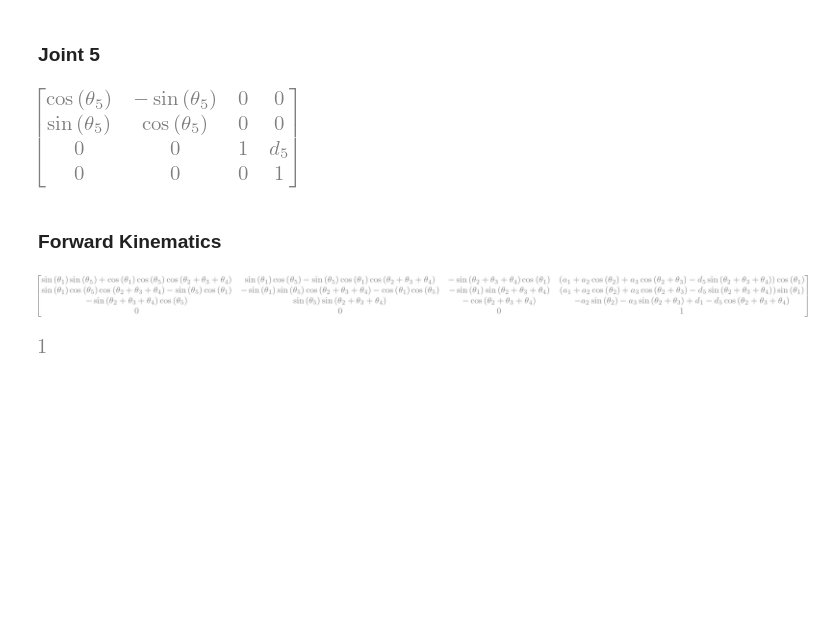
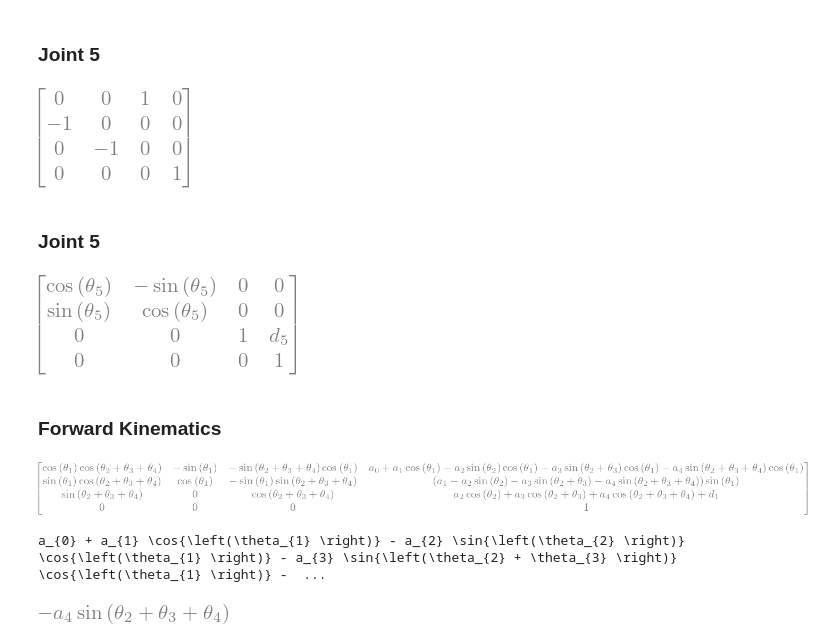
Before and after one commit to lfrecalde1/Simulacion_Control_Sistemas_Roboticos, a Jupyter notebook: Kuka_kinematics/Kuka_youbot_forward_kinematics.ipynb, the cells around one changed output. Drawn from its saved outputs; the diff is of its cells as text; code cells hidden in the pictures; blank space fills up the shorter version.

```diff
--- a/Kuka_kinematics/Kuka_youbot_forward_kinematics.ipynb
+++ b/Kuka_kinematics/Kuka_youbot_forward_kinematics.ipynb
@@ -16,7 +16,10 @@ a_1 = symbols("a_1",  real=True)
 # %%
 def denavit(a, alpha, d, theta):
     # Formulate Denavit Matrix
-    A =  Matrix([[cos(theta), -cos(alpha)*sin(theta), sin(alpha)*sin(theta), a*cos(theta)], [sin(theta), cos(alpha)*cos(theta), -sin(alpha)*cos(theta), a*sin(theta)], [0, sin(alpha), cos(alpha), d], [0, 0, 0, 1]])
+    A =  Matrix([[cos(theta), -cos(alpha)*sin(theta), sin(alpha)*sin(theta), a*cos(theta)],
+                 [sin(theta), cos(alpha)*cos(theta), -sin(alpha)*cos(theta), a*sin(theta)],
+                 [0, sin(alpha), cos(alpha), d],
+                 [0, 0, 0, 1]])
     return A
 # %%
 ## Check Matrices
@@ -81,12 +93,14 @@ A_4
 # %% [markdown]
 ### Joint 5
 # %%
-a_5 = 0
-d_5 = symbols("d_5",  real=True)
-alpha_5 = 0
-theta_5 = symbols("theta_5",  real=True)
+a_5_1 = 0
+d_5_1 = 0
+alpha_5_1 = -pi/2
+theta_5_1 = -pi/2
 # %%
-A_5 = denavit(a_5, alpha_5, d_5, theta_5)
-A_5
+A_5_1 = denavit(a_5_1, alpha_5_1, d_5_1, theta_5_1)
+A_5_1
 # %% [output]
-[figure, old version]
+[figure, new version]
+# %% [markdown]
+### Joint 5
@@ -93,11 +112,18 @@ A_5
+# %%
+A_5 = denavit(a_5, alpha_5, d_5, theta_5)
+A_5
+# %% [output]
+[figure, added]
 # %% [markdown]
 ### Forward Kinematics
 # %%
-T = simplify(A_1@A_2@A_3@A_4@A_5)
+T = simplify(A_0@A_1@A_2@A_3@A_4@A_5_1)
 T
 # %% [output]
-[figure, old version]
+[figure, new version]
 # %%
-sin(pi/2)
+P = T[0:3, 3]
+Px = T[0, 3]
+print_latex(Px)
 # %% [output]
-[figure, removed]
+a_{0} + a_{1} \cos{\left(\theta_{1} \right)} - a_{2} \sin{\left(\theta_{2} \right)} \cos{\left(\theta_{1} \right)} - a_{3} \sin{\left(\theta_{2} + \theta_{3} \right)} \cos{\left(\theta_{1} \right)} -  ...
@@ -103,0 +132,4 @@ sin(pi/2)
+# %%
+dp[2,3]
+# %% [output]
+[figure, added]
```
Also changed, not shown: parts of 11 cells of this notebook, 4 other files.
